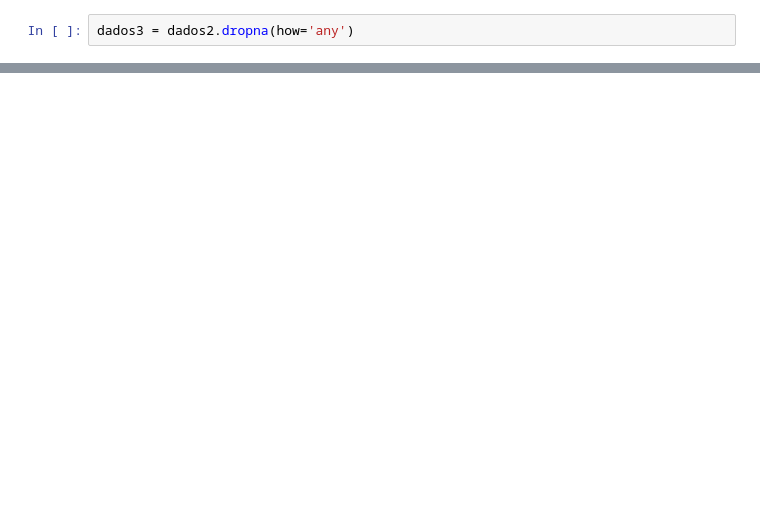
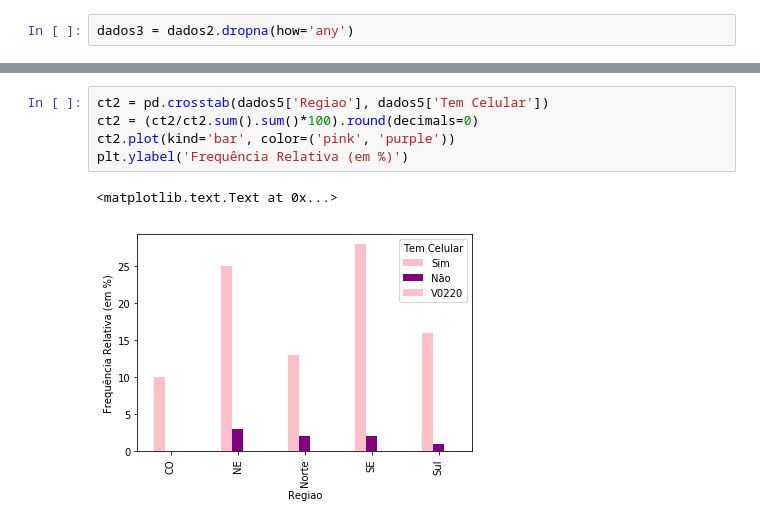
Before and after one commit to GiuPassarelli/Ci-ncia-dos-Dados, a Jupyter notebook: CieDosDados- Projeto1.ipynb, the cells around one changed output, grey strips where cells are left out. Saved outputs shown, nothing was run; the diff lists cells and outputs as text; blank space fills up the shorter version.

```diff
--- a/CieDosDados- Projeto1.ipynb
+++ b/CieDosDados- Projeto1.ipynb
@@ -69,0 +141,8 @@ dados4
+# %%
+ct2 = pd.crosstab(dados5['Regiao'], dados5['Tem Celular'])
+ct2 = (ct2/ct2.sum().sum()*100).round(decimals=0)
+ct2.plot(kind='bar', color=('pink', 'purple'))
+plt.ylabel('Frequência Relativa (em %)')
+# %% [output]
+<matplotlib.text.Text at 0x...>
+[figure, added]
```
Also changed, not shown: parts of 21 cells of this notebook.
